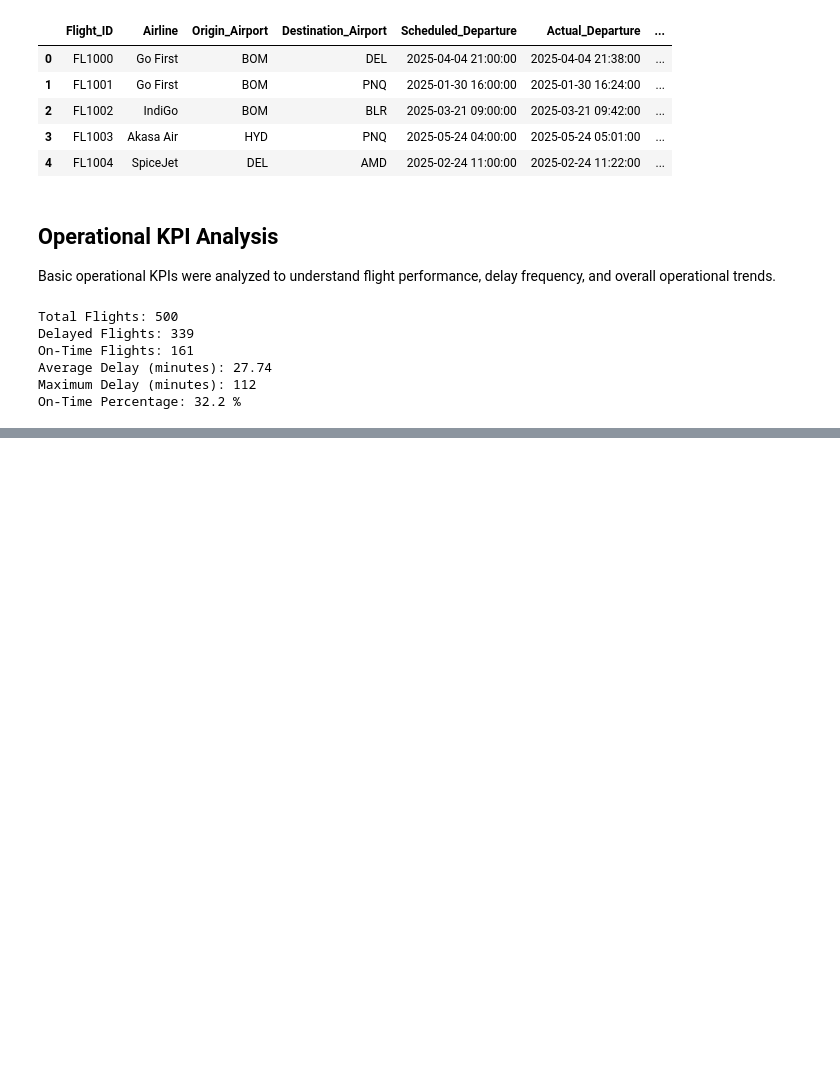
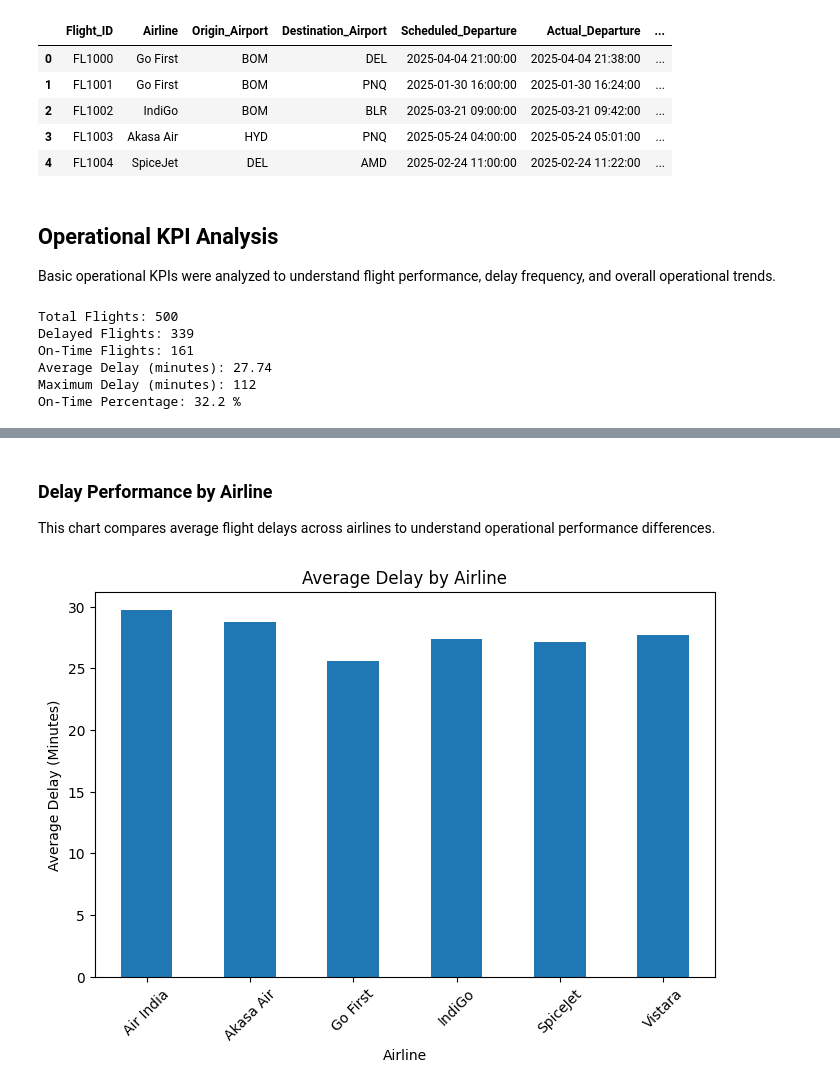
Before and after one commit to aadvikk/flight-delays-analysis, a Jupyter notebook: flight_operations_delay_analysis.ipynb, the cells around one changed output, grey strips where cells are left out. Cells and saved outputs as stored; diff of their text form; code cells hidden in the pictures; blank space fills up the shorter version.

```diff
--- a/flight_operations_delay_analysis.ipynb
+++ b/flight_operations_delay_analysis.ipynb
@@ -186,0 +207,5 @@ On-Time Percentage: 32.2 %
+# %%
+# Average delay by airline
+airline_delay = flights.groupby("Airline")["Delay_Minutes"].mean()
+
+airline_delay
@@ -186,0 +252,17 @@ On-Time Percentage: 32.2 %
+# %% [markdown]
+### Delay Performance by Airline
+
+This chart compares average flight delays across airlines to understand operational performance differences.
+# %%
+plt.figure(figsize=(8,5))
+
+airline_delay.plot(kind="bar")
+
+plt.title("Average Delay by Airline")
+plt.xlabel("Airline")
+plt.ylabel("Average Delay (Minutes)")
+plt.xticks(rotation=45)
+
+plt.show()
+# %% [output]
+[figure, added]
```
Also changed, not shown: parts of 13 cells of this notebook.
